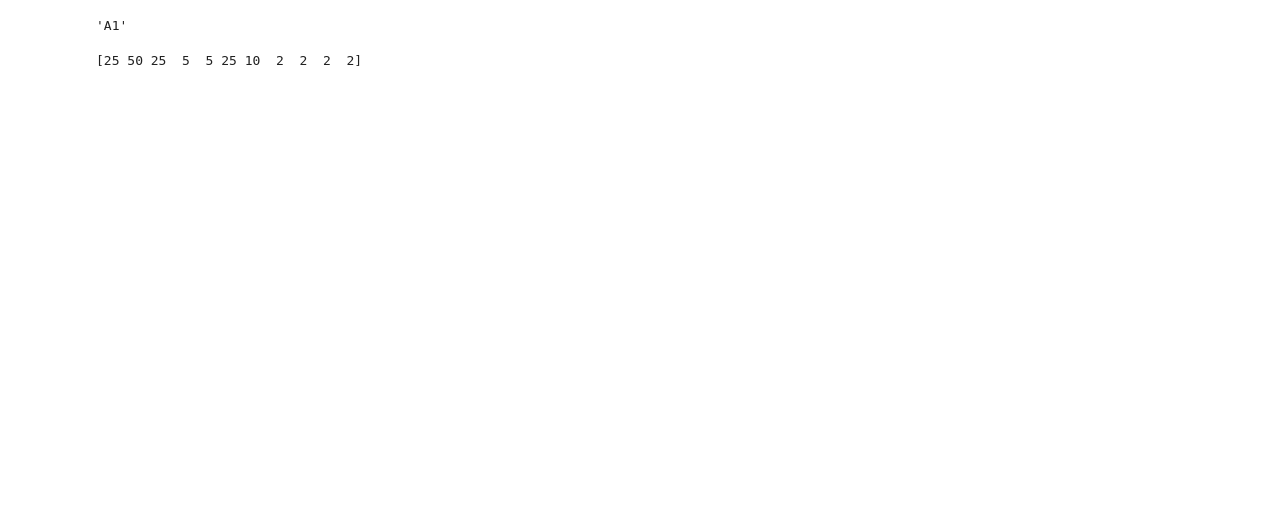
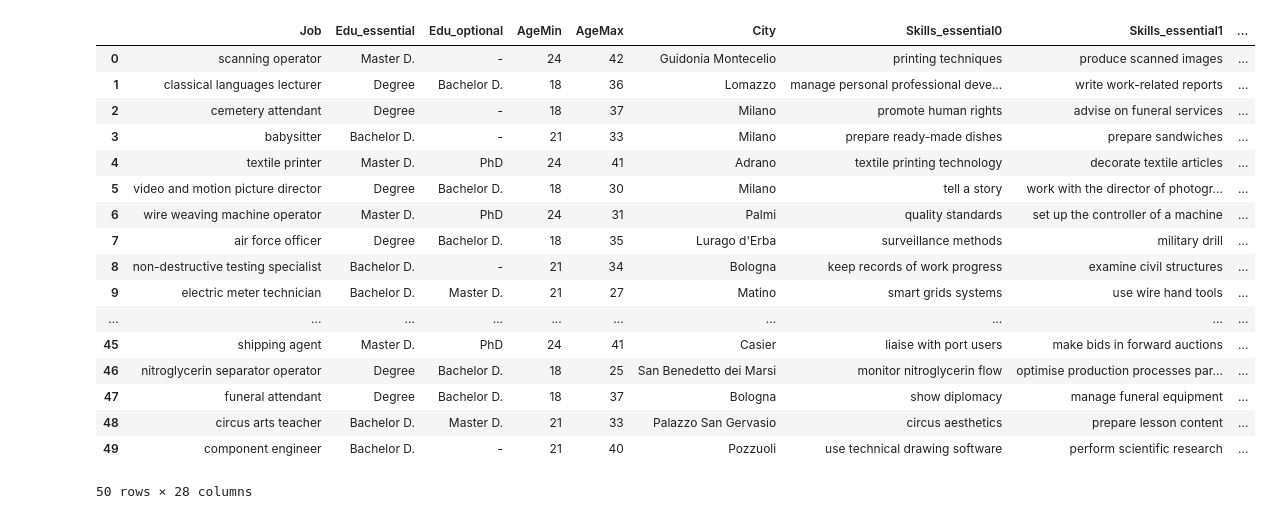
Before and after one commit to jacons/Interpretable-by-design-Human-Recommender, a Jupyter notebook: Generator/Generator.ipynb, the cells around one changed output. Drawn from its saved outputs; the diff is of its cells as text; code cells hidden in the pictures; blank space fills up the shorter version.

Commit message:
Generator of job-offer implemented

```diff
--- a/Generator/Generator.ipynb
+++ b/Generator/Generator.ipynb
@@ -9,11 +9,24 @@ gen = JobGenerator(**file_path)
 
 # curricula = gen.get_curricula(**curriculum_par)
 # offers = gen.get_offers(**jobOffer_par)
-# %%
-gen.languages_level.T.sample(weights="Arabic").index.values[0]
-# %% [output]
-'A1'
 # %%
-gen.jobOffer()
+gen.get_offers(size=50)
 # %% [output]
+|  | Job | Edu_essential | Edu_optional | AgeMin | AgeMax | City | Skills_essential0 | Skills_essential1 | ... |
+| 0 | scanning operator | Master D. | - | 24 | 42 | Guidonia Montecelio | printing techniques | produce scanned images | ... |
+| 1 | classical languages lecturer | Degree | Bachelor D. | 18 | 36 | Lomazzo | manage personal professional deve... | write work-related reports | ... |
+| 2 | cemetery attendant | Degree | - | 18 | 37 | Milano | promote human rights | advise on funeral services | ... |
+| 3 | babysitter | Bachelor D. | - | 21 | 33 | Milano | prepare ready-made dishes | prepare sandwiches | ... |
+| 4 | textile printer | Master D. | PhD | 24 | 41 | Adrano | textile printing technology | decorate textile articles | ... |
+| 5 | video and motion picture director | Degree | Bachelor D. | 18 | 30 | Milano | tell a story | work with the director of photogr... | ... |
+| 6 | wire weaving machine operator | Master D. | PhD | 24 | 31 | Palmi | quality standards | set up the controller of a machine | ... |
+| 7 | air force officer | Degree | Bachelor D. | 18 | 35 | Lurago d'Erba | surveillance methods | military drill | ... |
+| 8 | non-destructive testing specialist | Bachelor D. | - | 21 | 34 | Bologna | keep records of work progress | examine civil structures | ... |
+| 9 | electric meter technician | Bachelor D. | Master D. | 21 | 27 | Matino | smart grids systems | use wire hand tools | ... |
+| ... | ... | ... | ... | ... | ... | ... | ... | ... | ... |
+| 45 | shipping agent | Master D. | PhD | 24 | 41 | Casier | liaise with port users | make bids in forward auctions | ... |
+| 46 | nitroglycerin separator operator | Degree | Bachelor D. | 18 | 25 | San Benedetto dei Marsi | monitor nitroglycerin flow | optimise production processes par... | ... |
+| 47 | funeral attendant | Degree | Bachelor D. | 18 | 37 | Bologna | show diplomacy | manage funeral equipment | ... |
+| 48 | circus arts teacher | Bachelor D. | Master D. | 21 | 33 | Palazzo San Gervasio | circus aesthetics | prepare lesson content | ... |
+| 49 | component engineer | Bachelor D. | - | 21 | 40 | Pozzuoli | use technical drawing software | perform scientific research | ... |
-[25 50 25  5  5 25 10  2  2  2  2]
+50 rows × 28 columns
```
Also changed, not shown: parts of 1 cell of this notebook, 5 other files.
